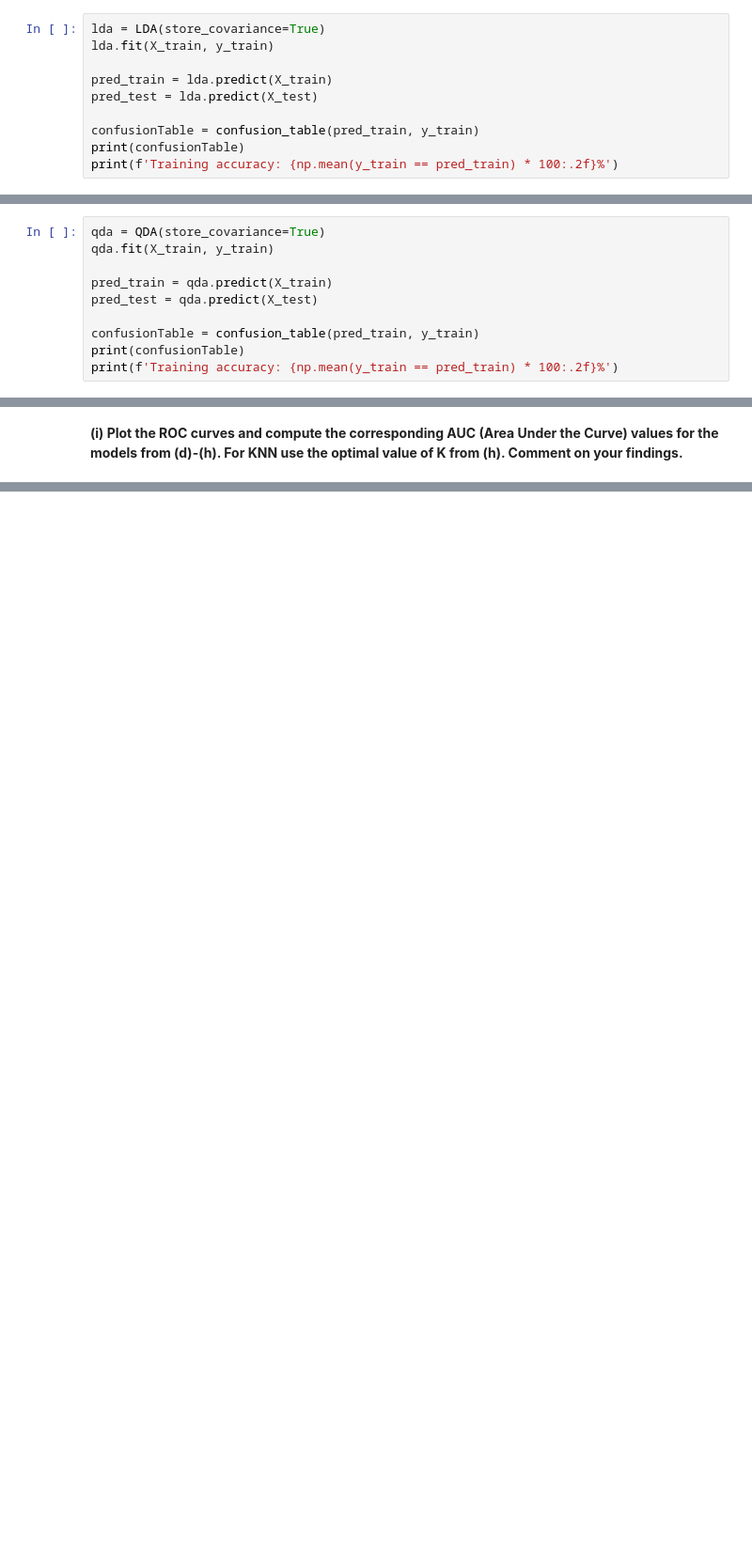
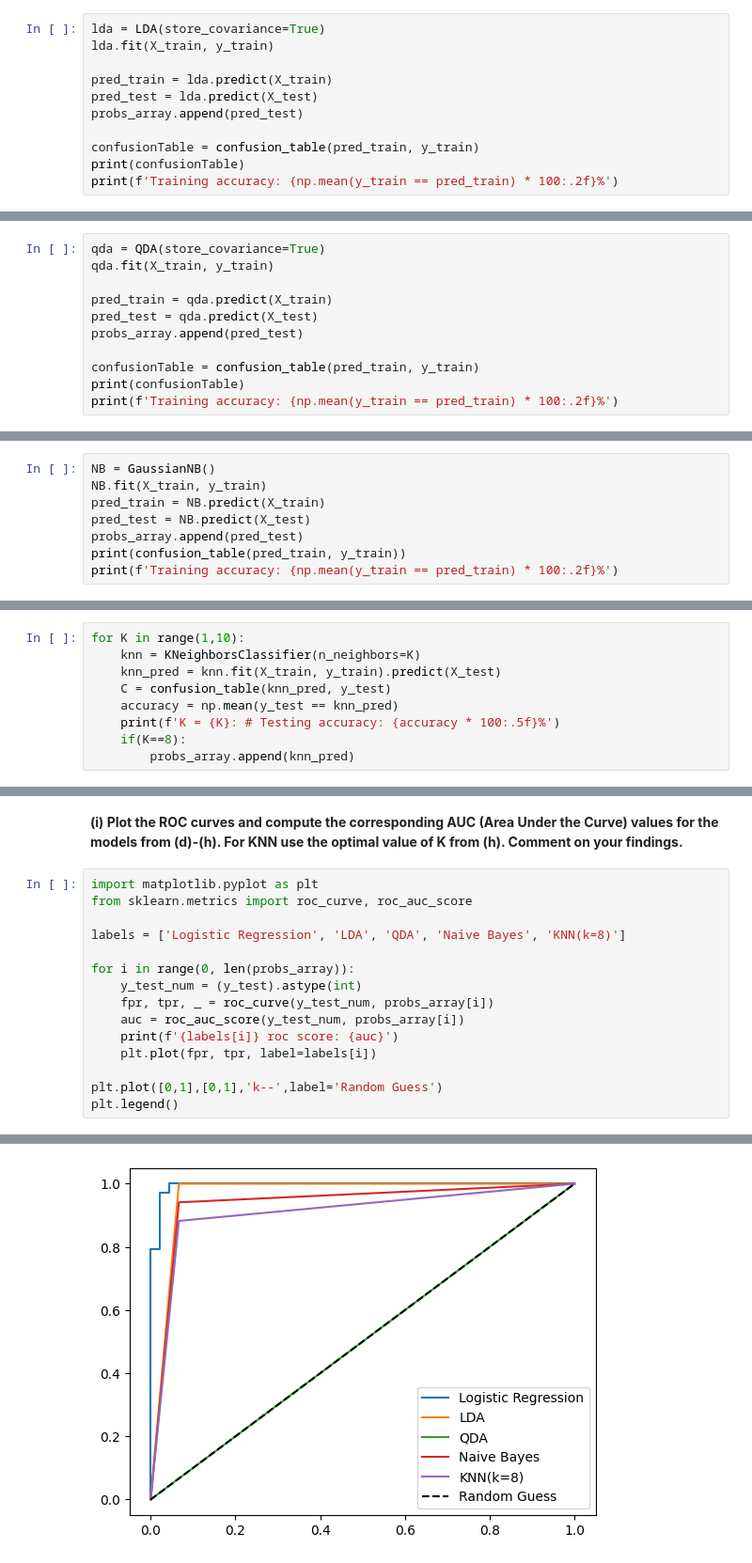
Before and after one commit to WillDBM/DATA-303, a Jupyter notebook: Lab/Armentrout_William_Lab6.ipynb, the cells around one changed output, grey strips where cells are left out. Shown at 94% size. Drawn from its saved outputs; the diff is of its cells as text; blank space fills up the shorter version.

```diff
--- a/Lab/Armentrout_William_Lab6.ipynb
+++ b/Lab/Armentrout_William_Lab6.ipynb
@@ -130,6 +133,7 @@ lda.fit(X_train, y_train)
 
 pred_train = lda.predict(X_train)
 pred_test = lda.predict(X_test)
+probs_array.append(pred_test)
 
 confusionTable = confusion_table(pred_train, y_train)
 print(confusionTable)
@@ -158,6 +162,7 @@ qda.fit(X_train, y_train)
 
 pred_train = qda.predict(X_train)
 pred_test = qda.predict(X_test)
+probs_array.append(pred_test)
 
 confusionTable = confusion_table(pred_train, y_train)
 print(confusionTable)
@@ -180,3 +185,11 @@ True           0      0
 Testing accuracy: 56.96%
 # %% [markdown]
 **(g) Repeat (d) using Naive Bayes.**
+# %%
+NB = GaussianNB()
+NB.fit(X_train, y_train)
+pred_train = NB.predict(X_train)
+pred_test = NB.predict(X_test)
+probs_array.append(pred_test)
+print(confusion_table(pred_train, y_train))
+print(f'Training accuracy: {np.mean(y_train == pred_train) * 100:.2f}%')
@@ -183,2 +211,11 @@ Testing accuracy: 56.96%
 # %% [markdown]
 **(h) Repeat (d) using KNN trying various values of K. Which value of K achieves the highest test accuracy?**
+# %%
+for K in range(1,10):
+    knn = KNeighborsClassifier(n_neighbors=K)
+    knn_pred = knn.fit(X_train, y_train).predict(X_test)
+    C = confusion_table(knn_pred, y_test)
+    accuracy = np.mean(y_test == knn_pred)
+    print(f'K = {K}: # Testing accuracy: {accuracy * 100:.5f}%')
+    if(K==8):
+        probs_array.append(knn_pred)
@@ -185,2 +232,18 @@ Testing accuracy: 56.96%
 # %% [markdown]
 **(i) Plot the ROC curves and compute the corresponding AUC (Area Under the Curve) values for the models from (d)-(h). For KNN use the optimal value of K from (h). Comment on your findings.**
+# %%
+import matplotlib.pyplot as plt
+from sklearn.metrics import roc_curve, roc_auc_score
+
+labels = ['Logistic Regression', 'LDA', 'QDA', 'Naive Bayes', 'KNN(k=8)']
+
+for i in range(0, len(probs_array)):
+    y_test_num = (y_test).astype(int)
+    fpr, tpr, _ = roc_curve(y_test_num, probs_array[i])
+    auc = roc_auc_score(y_test_num, probs_array[i])
+    print(f'{labels[i]} roc score: {auc}')
+    plt.plot(fpr, tpr, label=labels[i])
+
+plt.plot([0,1],[0,1],'k--',label='Random Guess')
+plt.legend()
+# %% [output]
@@ -186,0 +256 @@ Testing accuracy: 56.96%
+[figure, added]
```
Also changed, not shown: parts of 8 cells of this notebook.
